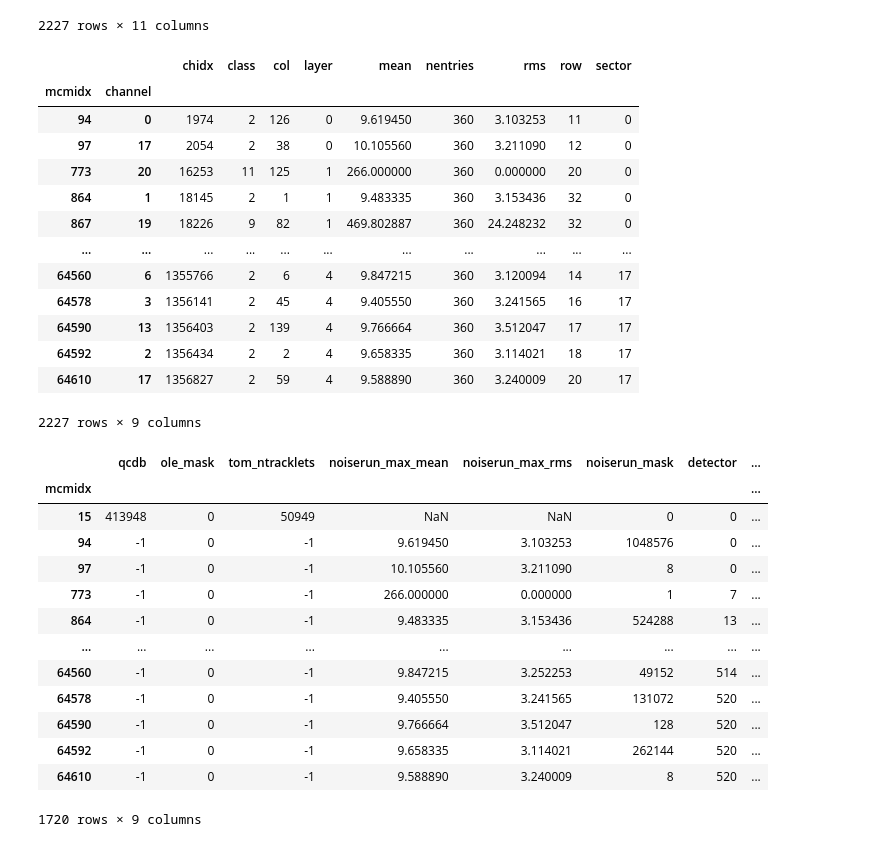
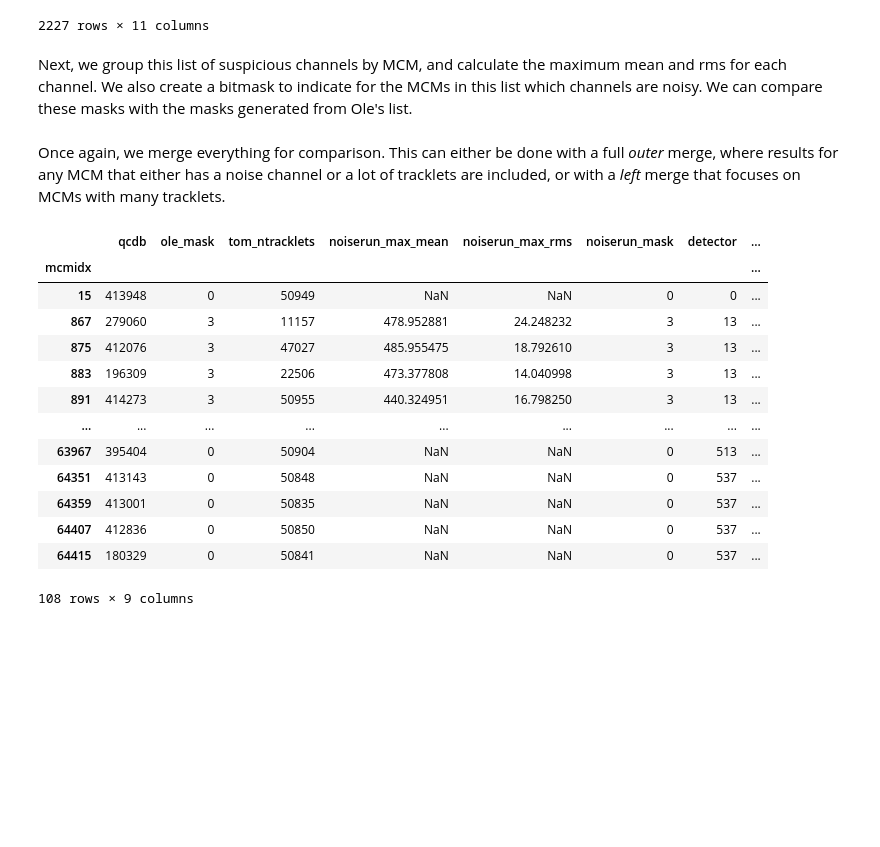
Before and after one commit to tdietel/swan-o2-playground, a Jupyter notebook: Noise/BadChannelLists.ipynb, the cells around one changed output. Saved outputs shown, nothing was run; the diff lists cells and outputs as text; code cells hidden in the pictures; blank space fills up the shorter version.

Commit message:
Commit version used to generate bad channel list

```diff
--- a/Noise/BadChannelLists.ipynb
+++ b/Noise/BadChannelLists.ipynb
@@ -107,13 +197,9 @@ This list contains 60 channels in 43 MCMs.
 # %%
 # Read Ole's list of bad channels into a pandas dataframe
 
-def get_channel_index(x):
-    det,rob,mcm,channel = x
-    return ROOT.o2.trd.HelperMethods.getGlobalChannelIndex(det, rob, mcm, channel)
-
 ole_channels = pd.read_csv('listChannelsToBeMasked-Ole-20230516.csv').rename(columns=lambda x: re.sub("/[FI]$","", x))
 ole_channels["detector"] = ole_channels['sector']*30 + ole_channels['stack']*6 + ole_channels['layer']
-ole_channels["chidx"] = ole_channels[["detector","rob","mcm","channel"]].apply(get_channel_index, axis=1)
+ole_channels["chidx"] = ole_channels[["detector","rob","mcm","channel"]].apply(get_global_channel_index, axis=1)
 ole_channels["mcmidx"] = ole_channels["chidx"] // 21
 ole_channels.set_index("chidx", inplace=True)
 display(ole_channels.head(10))
@@ -319,24 +340,8 @@ noisy_channels
 | 2225 | 1356434 | 2 | 2 | 4 | 9.658335 | 360 | 3.114021 | 18 | 17 | 64592 | 2 |
 | 2226 | 1356827 | 2 | 59 | 4 | 9.588890 | 360 | 3.240009 | 20 | 17 | 64610 | 17 |
 2227 rows × 11 columns
-# %%
-noisy_channels.columns
-noisy_channels.set_index(["mcmidx", "channel"])
-# %% [output]
-|  |  | chidx | class | col | layer | mean | nentries | rms | row | sector |
-| mcmidx | channel |  |  |  |  |  |  |  |  |  |
-| 94 | 0 | 1974 | 2 | 126 | 0 | 9.619450 | 360 | 3.103253 | 11 | 0 |
-| 97 | 17 | 2054 | 2 | 38 | 0 | 10.105560 | 360 | 3.211090 | 12 | 0 |
-| 773 | 20 | 16253 | 11 | 125 | 1 | 266.000000 | 360 | 0.000000 | 20 | 0 |
-| 864 | 1 | 18145 | 2 | 1 | 1 | 9.483335 | 360 | 3.153436 | 32 | 0 |
-| 867 | 19 | 18226 | 9 | 82 | 1 | 469.802887 | 360 | 24.248232 | 32 | 0 |
-| ... | ... | ... | ... | ... | ... | ... | ... | ... | ... | ... |
-| 64560 | 6 | 1355766 | 2 | 6 | 4 | 9.847215 | 360 | 3.120094 | 14 | 17 |
-| 64578 | 3 | 1356141 | 2 | 45 | 4 | 9.405550 | 360 | 3.241565 | 16 | 17 |
-| 64590 | 13 | 1356403 | 2 | 139 | 4 | 9.766664 | 360 | 3.512047 | 17 | 17 |
-| 64592 | 2 | 1356434 | 2 | 2 | 4 | 9.658335 | 360 | 3.114021 | 18 | 17 |
-| 64610 | 17 | 1356827 | 2 | 59 | 4 | 9.588890 | 360 | 3.240009 | 20 | 17 |
-2227 rows × 9 columns
+# %% [markdown]
+Next, we group this list of suspicious channels by MCM, and calculate the maximum mean and rms for each channel. We also create a bitmask to indicate for the MCMs in this list which channels are noisy. We can compare these masks with the masks generated from Ole's list.
 # %%
 # find the max of mean,rms in channels list
 noisy_channels_by_mcm = noisy_channels.groupby("mcmidx")
@@ -346,39 +351,40 @@ noisy_mcms = noisy_channels_by_mcm[["mean","rms"]].max().rename(columns={
 
 # calculate the noisy channel mask for these MCMs
 noisy_mcms_masks = noisy_channels_by_mcm["channel"].agg(lambda x: sum(0x100000>>i for i in x)).rename("noiserun_mask")
+# %% [markdown]
+Once again, we merge everything for comparison. This can either be done with a full *outer* merge, where results for any MCM that either has a noise channel or a lot of tracklets are included, or with a *left* merge that focuses on MCMs with many tracklets.
 # %%
-# all_mcms_index = alldata.index.union(noisy_mcms.index)
+noise_merge_mode = "left" # only merge noise data for flagged MCMs
+# noise_merge_mode = "outer" # outer merge: result contains either
 
-# # merge everything into the dataframe
-# alldata = pd.merge(
-#     qcdb_noisy_mcms.reindex(all_mcms_index, fill_value=-1),
-#     ole_mcms.reindex(all_mcms_index, fill_value=0x0),
-#     on="mcmidx", how="outer")
 
-all_mcms_index = ole_mcms.index.union(qcdb_noisy_mcms.index).union(tom_mcms.index).union(noisy_mcms.index)
+all_mcms_index = ole_mcms.index.union(qcdb_noisy_mcms.index).union(tom_mcms.index)
+if noise_merge_mode == "outer":
+    all_mcms_index = all_mcms_index.union(noisy_mcms.index)
 
 alldata = qcdb_noisy_mcms.reindex(all_mcms_index, fill_value=-1)
 alldata = alldata.merge(ole_mcms.reindex(all_mcms_index, fill_value=0x0), on="mcmidx", how="outer")
 alldata = alldata.merge(tom_mcms.reindex(all_mcms_index, fill_value=-1), on="mcmidx", how="outer")
-alldata = alldata.merge(noisy_mcms.reindex(), on="mcmidx", how="outer")
-alldata = alldata.merge(noisy_mcms_masks.reindex(all_mcms_index, fill_value=0x0), on="mcmidx", how="outer")
+
+alldata = alldata.merge(noisy_mcms.reindex(), on="mcmidx", how=noise_merge_mode)
+alldata = alldata.merge(noisy_mcms_masks.reindex(all_mcms_index, fill_value=0x0), on="mcmidx", how=noise_merge_mode)
 
 # add detector,ROB,MCM columns to the data frame
 alldata[['detector','rob','mcm']] = [get_position_from_global_mcm_index(x) for x in alldata.index]
 
 display(alldata)
 # %% [output]
 |  | qcdb | ole_mask | tom_ntracklets | noiserun_max_mean | noiserun_max_rms | noiserun_mask | detector | ... |
 | mcmidx |  |  |  |  |  |  |  | ... |
 | 15 | 413948 | 0 | 50949 | NaN | NaN | 0 | 0 | ... |
-| 94 | -1 | 0 | -1 | 9.619450 | 3.103253 | 1048576 | 0 | ... |
-| 97 | -1 | 0 | -1 | 10.105560 | 3.211090 | 8 | 0 | ... |
-| 773 | -1 | 0 | -1 | 266.000000 | 0.000000 | 1 | 7 | ... |
-| 864 | -1 | 0 | -1 | 9.483335 | 3.153436 | 524288 | 13 | ... |
+| 867 | 279060 | 3 | 11157 | 478.952881 | 24.248232 | 3 | 13 | ... |
+| 875 | 412076 | 3 | 47027 | 485.955475 | 18.792610 | 3 | 13 | ... |
+| 883 | 196309 | 3 | 22506 | 473.377808 | 14.040998 | 3 | 13 | ... |
+| 891 | 414273 | 3 | 50955 | 440.324951 | 16.798250 | 3 | 13 | ... |
 | ... | ... | ... | ... | ... | ... | ... | ... | ... |
-| 64560 | -1 | 0 | -1 | 9.847215 | 3.252253 | 49152 | 514 | ... |
-| 64578 | -1 | 0 | -1 | 9.405550 | 3.241565 | 131072 | 520 | ... |
-| 64590 | -1 | 0 | -1 | 9.766664 | 3.512047 | 128 | 520 | ... |
-| 64592 | -1 | 0 | -1 | 9.658335 | 3.114021 | 262144 | 520 | ... |
-| 64610 | -1 | 0 | -1 | 9.588890 | 3.240009 | 8 | 520 | ... |
+| 63967 | 395404 | 0 | 50904 | NaN | NaN | 0 | 513 | ... |
+| 64351 | 413143 | 0 | 50848 | NaN | NaN | 0 | 537 | ... |
+| 64359 | 413001 | 0 | 50835 | NaN | NaN | 0 | 537 | ... |
+| 64407 | 412836 | 0 | 50850 | NaN | NaN | 0 | 537 | ... |
+| 64415 | 180329 | 0 | 50841 | NaN | NaN | 0 | 537 | ... |
-1720 rows × 9 columns
+108 rows × 9 columns
```
Also changed, not shown: parts of 40 cells of this notebook, 1 other file.
